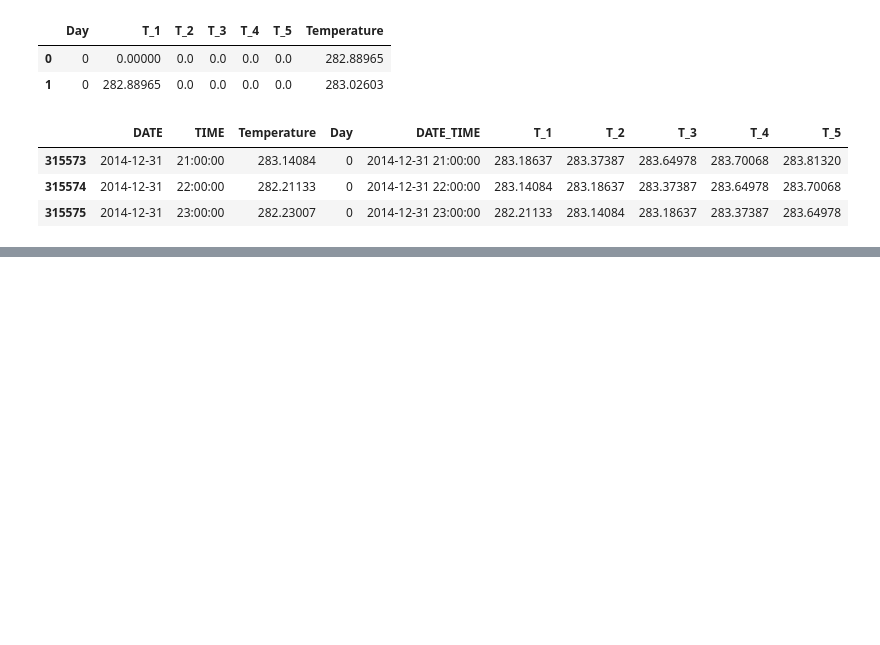
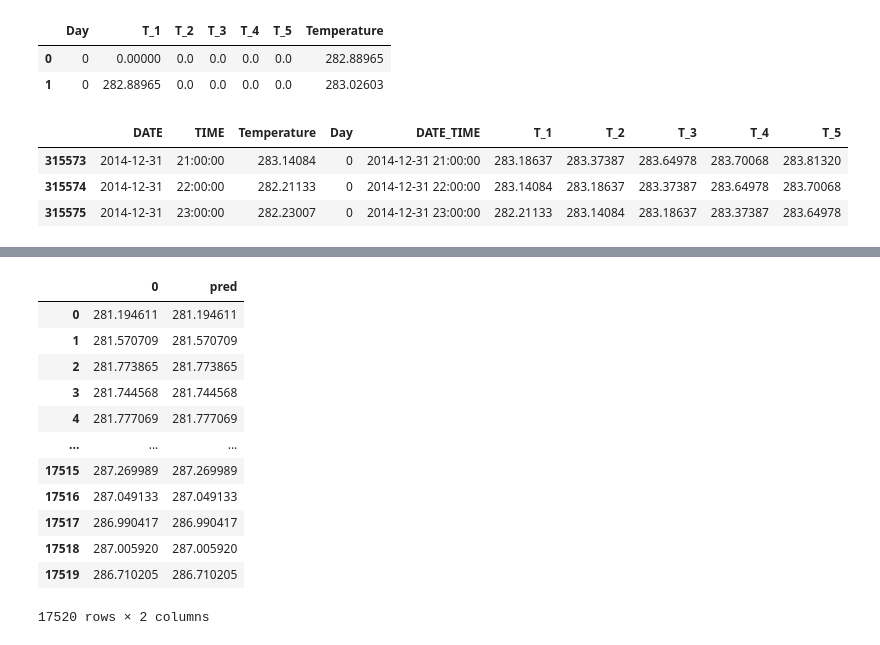
Before and after one commit to arasuadrian/RNN-Models, a Jupyter notebook: LSTM.ipynb, the cells around one changed output, grey strips where cells are left out. Saved outputs shown, nothing was run; the diff lists cells and outputs as text; code cells hidden in the pictures; blank space fills up the shorter version.

```diff
--- a/LSTM.ipynb
+++ b/LSTM.ipynb
@@ -195,0 +129,9 @@ show(p)
+# %%
+tensorboard_callback = tf.keras.callbacks.TensorBoard(log_dir="./logs")
+history = model.fit(
+    X_train, y_train,
+    batch_size=1024,
+    epochs=100,
+    validation_data=(X_val, y_val),
+    callbacks=[tensorboard_callback]
+)
@@ -195,0 +156,2 @@ show(p)
+# %%
+pred = model.predict(X_test)
@@ -195,0 +168,20 @@ show(p)
+# %%
+preddata = pd.DataFrame(data=pred[0:,0:])
+# %%
+preddata['pred'] = preddata[0]
+# %%
+preddata
+# %% [output]
+|  | 0 | pred |
+| 0 | 281.194611 | 281.194611 |
+| 1 | 281.570709 | 281.570709 |
+| 2 | 281.773865 | 281.773865 |
+| 3 | 281.744568 | 281.744568 |
+| 4 | 281.777069 | 281.777069 |
+| ... | ... | ... |
+| 17515 | 287.269989 | 287.269989 |
+| 17516 | 287.049133 | 287.049133 |
+| 17517 | 286.990417 | 286.990417 |
+| 17518 | 287.005920 | 287.005920 |
+| 17519 | 286.710205 | 286.710205 |
+17520 rows × 2 columns
```
Also changed, not shown: parts of 33 cells of this notebook.
